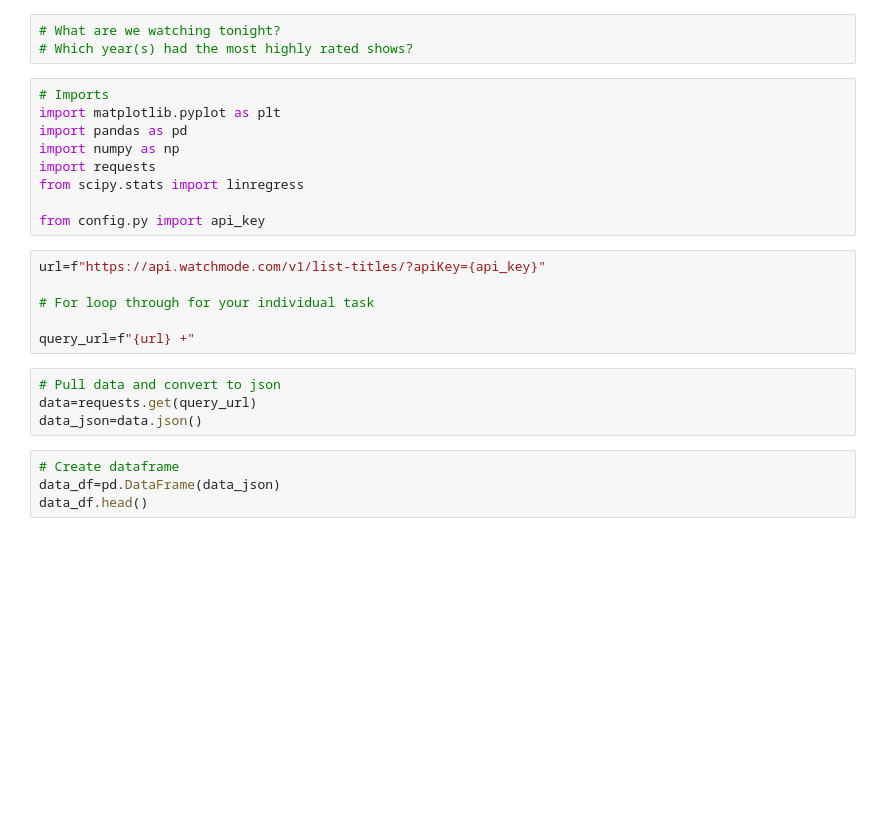
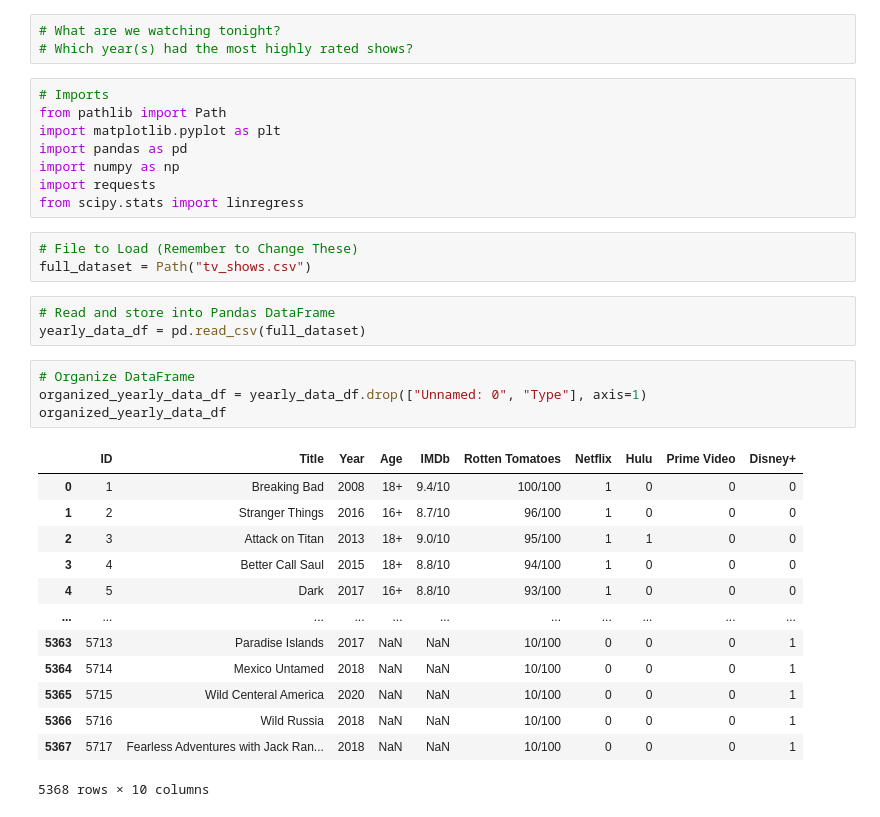
Before and after one commit to Christian-Albertini/UNC-Project-1, a Jupyter notebook: question_4_roop.ipynb, the cells around one changed output. Drawn from its saved outputs; the diff is of its cells as text; blank space fills up the shorter version.

```diff
--- a/question_4_roop.ipynb
+++ b/question_4_roop.ipynb
@@ -3,25 +3,34 @@
 # Which year(s) had the most highly rated shows?
 # %%
 # Imports
+from pathlib import Path
 import matplotlib.pyplot as plt
 import pandas as pd
 import numpy as np
 import requests
 from scipy.stats import linregress
-
-from config.py import api_key
 # %%
-url=f"https://api.watchmode.com/v1/list-titles/?apiKey={api_key}"
-
-# For loop through for your individual task
-
-query_url=f"{url} +"
+# File to Load (Remember to Change These)
+full_dataset = Path("tv_shows.csv")
 # %%
-# Pull data and convert to json
-data=requests.get(query_url)
-data_json=data.json()
+# Read and store into Pandas DataFrame
+yearly_data_df = pd.read_csv(full_dataset)
 # %%
-# Create dataframe
-data_df=pd.DataFrame(data_json)
-data_df.head()
+# Organize DataFrame
+organized_yearly_data_df = yearly_data_df.drop(["Unnamed: 0", "Type"], axis=1)
+organized_yearly_data_df
+# %% [output]
+|  | ID | Title | Year | Age | IMDb | Rotten Tomatoes | Netflix | Hulu | Prime Video | Disney+ |
+| 0 | 1 | Breaking Bad | 2008 | 18+ | 9.4/10 | 100/100 | 1 | 0 | 0 | 0 |
+| 1 | 2 | Stranger Things | 2016 | 16+ | 8.7/10 | 96/100 | 1 | 0 | 0 | 0 |
+| 2 | 3 | Attack on Titan | 2013 | 18+ | 9.0/10 | 95/100 | 1 | 1 | 0 | 0 |
+| 3 | 4 | Better Call Saul | 2015 | 18+ | 8.8/10 | 94/100 | 1 | 0 | 0 | 0 |
+| 4 | 5 | Dark | 2017 | 16+ | 8.8/10 | 93/100 | 1 | 0 | 0 | 0 |
+| ... | ... | ... | ... | ... | ... | ... | ... | ... | ... | ... |
+| 5363 | 5713 | Paradise Islands | 2017 | NaN | NaN | 10/100 | 0 | 0 | 0 | 1 |
+| 5364 | 5714 | Mexico Untamed | 2018 | NaN | NaN | 10/100 | 0 | 0 | 0 | 1 |
+| 5365 | 5715 | Wild Centeral America | 2020 | NaN | NaN | 10/100 | 0 | 0 | 0 | 1 |
+| 5366 | 5716 | Wild Russia | 2018 | NaN | NaN | 10/100 | 0 | 0 | 0 | 1 |
+| 5367 | 5717 | Fearless Adventures with Jack Ran... | 2018 | NaN | NaN | 10/100 | 0 | 0 | 0 | 1 |
+5368 rows × 10 columns
 # %%
```
Also changed, not shown: parts of 5 cells of this notebook.
